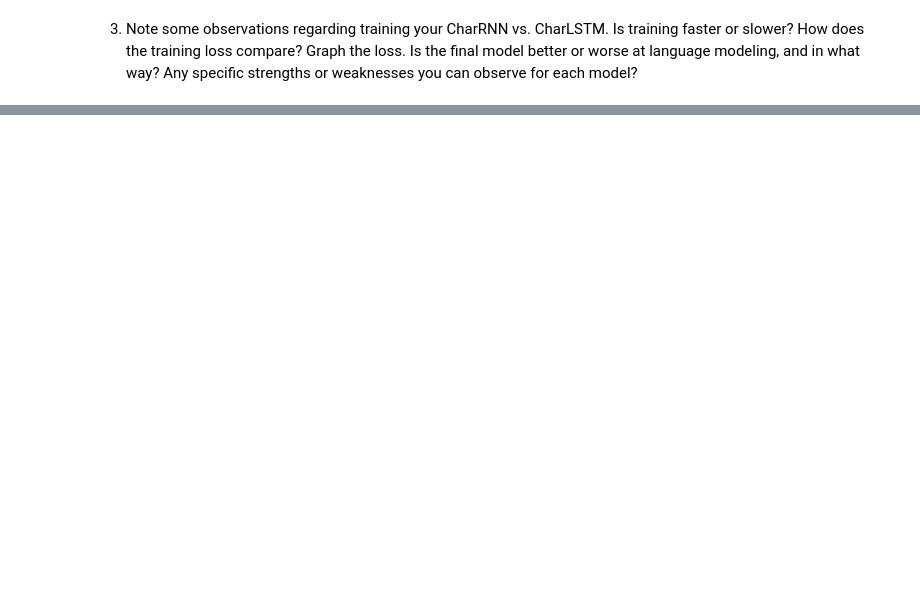
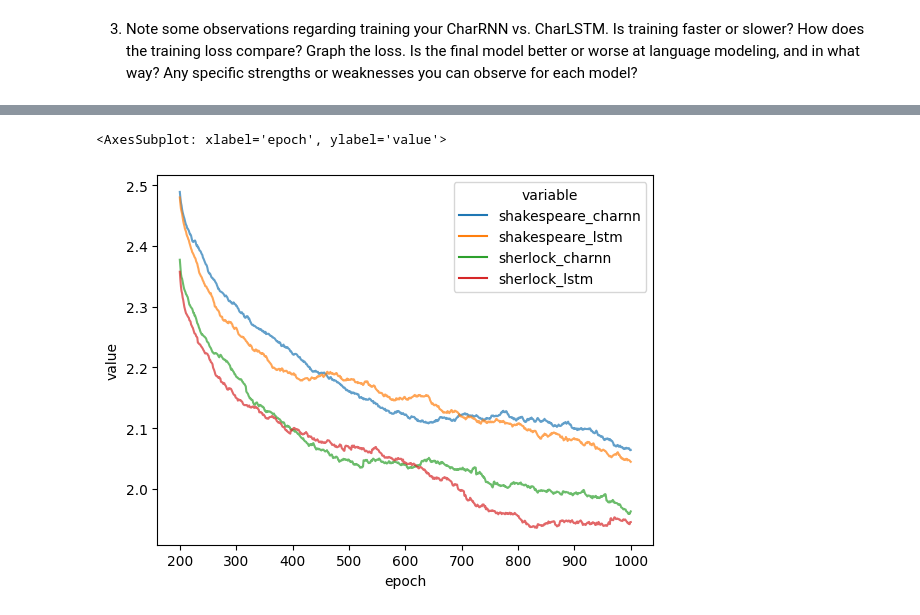
Before and after one commit to mathematiguy/comp-599-assignment-3, a Jupyter notebook: Report.ipynb, the cells around one changed output, grey strips where cells are left out. Drawn from its saved outputs; the diff is of its cells as text; code cells hidden in the pictures; blank space fills up the shorter version.

```diff
--- a/Report.ipynb
+++ b/Report.ipynb
@@ -145,0 +184,17 @@ with open('data/progress.json', 'w') as f:
+# %%
+def moving_average(x, w=3):
+    return np.concatenate((np.array([np.nan] * (w-1)), np.convolve(x, np.ones(w), 'valid') / w))
+# %%
+smoothed_progress_df = progress_df.copy()
+
+for col in smoothed_progress_df.columns:
+    if col == 'epoch':
+        continue
+    else:
+        smoothed_progress_df[col] = moving_average(smoothed_progress_df[col], w=200)
+# %%
+smoothed_progress_df_long = smoothed_progress_df.melt(id_vars=['epoch'], value_vars=[col for col in smoothed_progress_df.columns if not col == 'epoch'])
+sns.lineplot(data=smoothed_progress_df_long, x='epoch', y='value', hue='variable', alpha=0.7)
+# %% [output]
+<AxesSubplot: xlabel='epoch', ylabel='value'>
+[figure, added]
```
Also changed, not shown: parts of 11 cells of this notebook, 7 other files.
